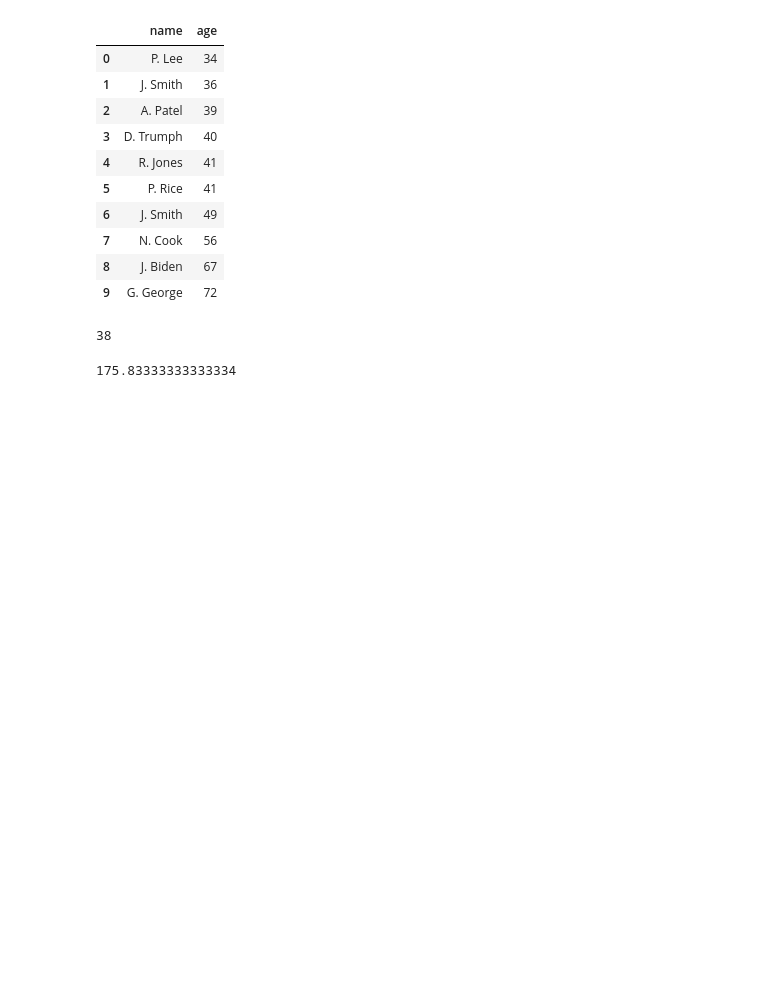
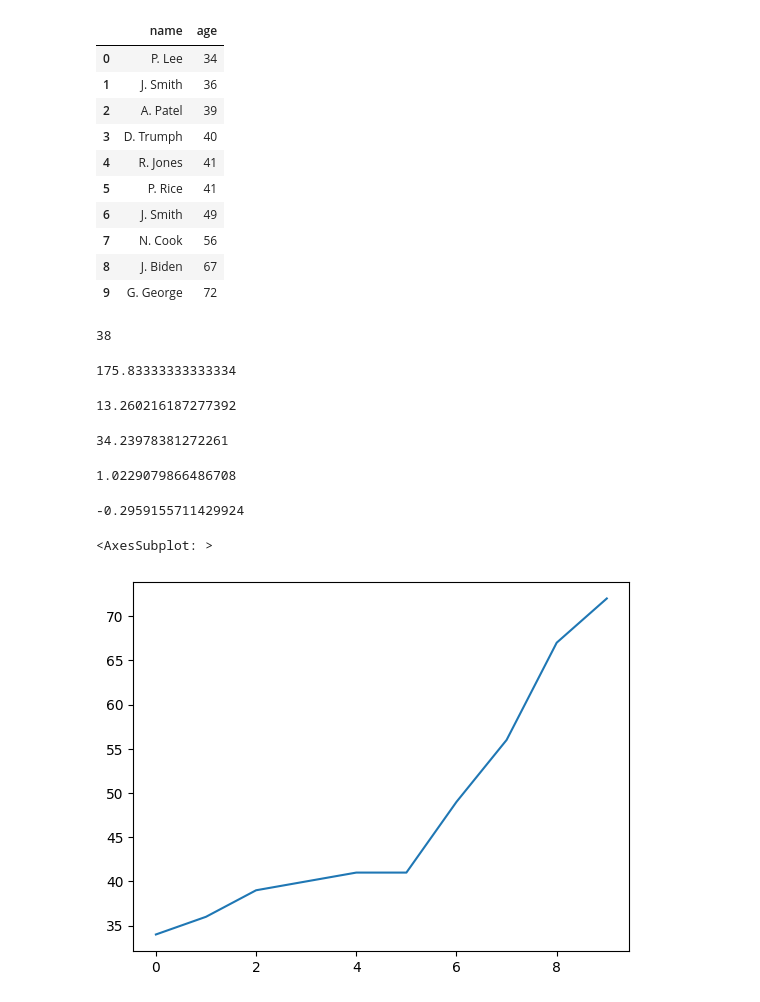
Before and after one commit to MaximilianoVM/DATA-MINIG-2023-1, a Jupyter notebook: M3.3_practica.ipynb, the cells around one changed output. Drawn from its saved outputs; the diff is of its cells as text; code cells hidden in the pictures; blank space fills up the shorter version.

```diff
--- a/M3.3_practica.ipynb
+++ b/M3.3_practica.ipynb
@@ -62,3 +69,29 @@ df['age'].max() - df['age'].min()
 df['age'].var()
 # %% [output]
 175.83333333333334
+# %%
+df['age'].std()
+#standard deviation
+# %% [output]
+13.260216187277392
+# %%
+#z-score
+df['age'].mean() - df['age'].std()
+# %% [output]
+34.23978381272261
+# %%
+#skewness
+df['age'].skew()
+# %% [output]
+1.0229079866486708
+# %%
+#kurtosis
+df['age'].kurt()
+# %% [output]
+-0.2959155711429924
+# %%
+#plot
+df['age'].plot()
+# %% [output]
+<AxesSubplot: >
+[figure, added]
```
Also changed, not shown: parts of 25 cells of this notebook, 5 other files.
